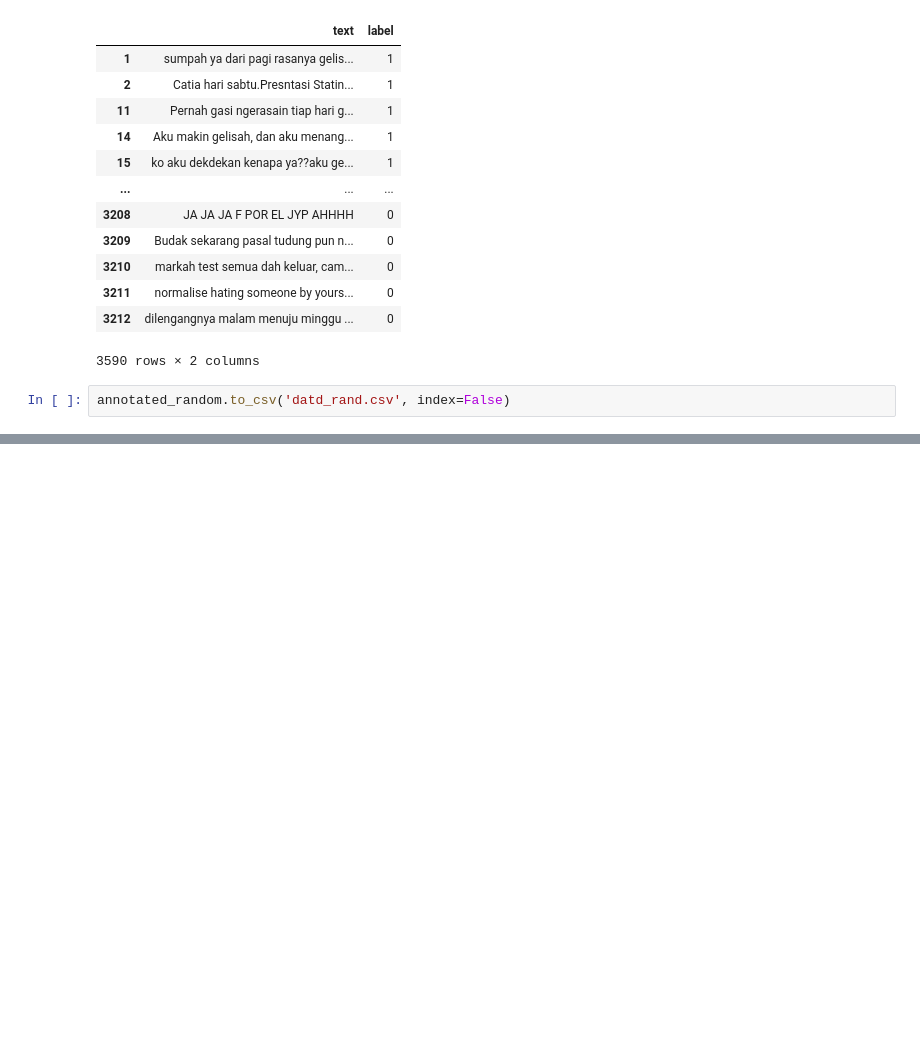
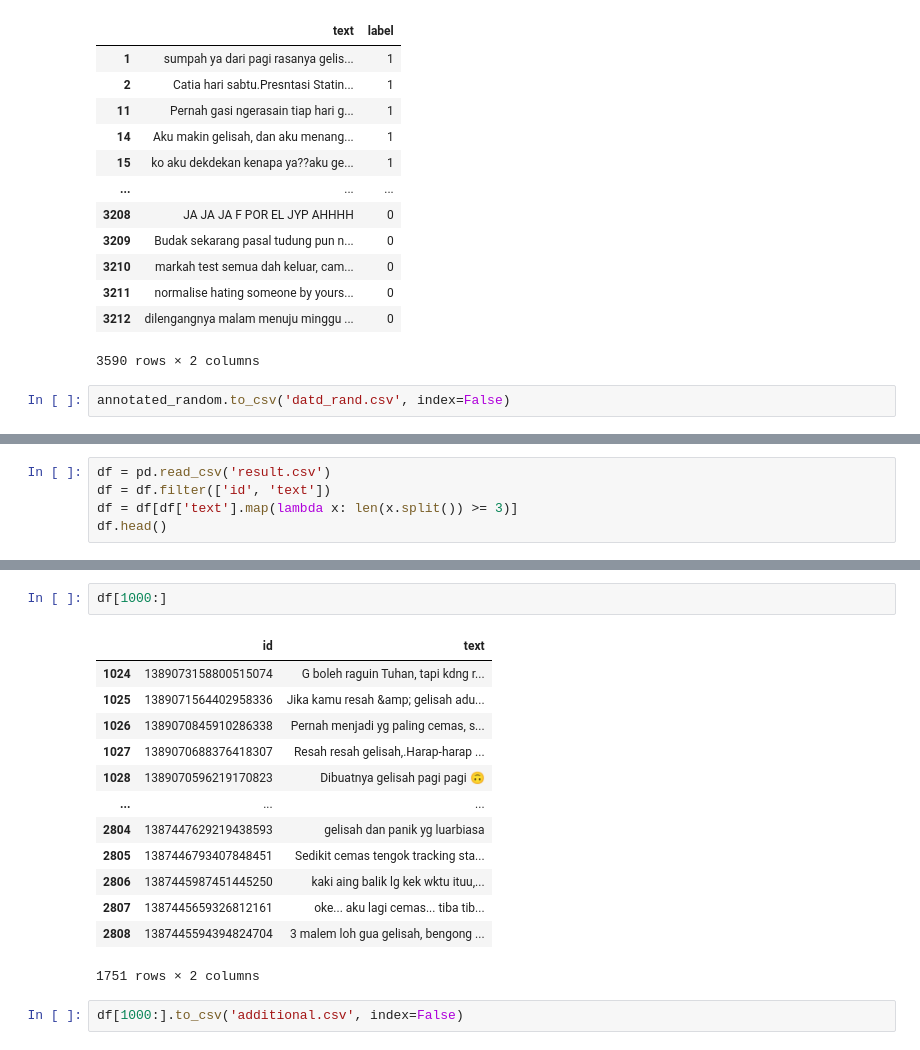
Before and after one commit to b21-cap0029/bangkit-capstone, a Jupyter notebook: ml/dataset/annotator/annotate_split.ipynb, the cells around one changed output, grey strips where cells are left out. Cells and saved outputs as stored; diff of their text form; blank space fills up the shorter version.

Commit message:
Add additional DATD entries to annotate

```diff
--- a/ml/dataset/annotator/annotate_split.ipynb
+++ b/ml/dataset/annotator/annotate_split.ipynb
@@ -248,0 +260,5 @@ annotated_random.to_csv('datd_rand.csv', index=False)
+# %%
+df = pd.read_csv('result.csv')
+df = df.filter(['id', 'text'])
+df = df[df['text'].map(lambda x: len(x.split()) >= 3)]
+df.head()
@@ -248,0 +272,18 @@ annotated_random.to_csv('datd_rand.csv', index=False)
+# %%
+df[1000:]
+# %% [output]
+|  | id | text |
+| 1024 | 1389073158800515074 | G boleh raguin Tuhan, tapi kdng r... |
+| 1025 | 1389071564402958336 | Jika kamu resah &amp; gelisah adu... |
+| 1026 | 1389070845910286338 | Pernah menjadi yg paling cemas, s... |
+| 1027 | 1389070688376418307 | Resah resah gelisah,.Harap-harap ... |
+| 1028 | 1389070596219170823 | Dibuatnya gelisah pagi pagi 🙃 |
+| ... | ... | ... |
+| 2804 | 1387447629219438593 | gelisah dan panik yg luarbiasa |
+| 2805 | 1387446793407848451 | Sedikit cemas tengok tracking sta... |
+| 2806 | 1387445987451445250 | kaki aing balik lg kek wktu ituu,... |
+| 2807 | 1387445659326812161 | oke... aku lagi cemas... tiba tib... |
+| 2808 | 1387445594394824704 | 3 malem loh gua gelisah, bengong ... |
+1751 rows × 2 columns
+# %%
+df[1000:].to_csv('additional.csv', index=False)
```
Also changed, not shown: parts of 3 cells of this notebook, 1 other file.
